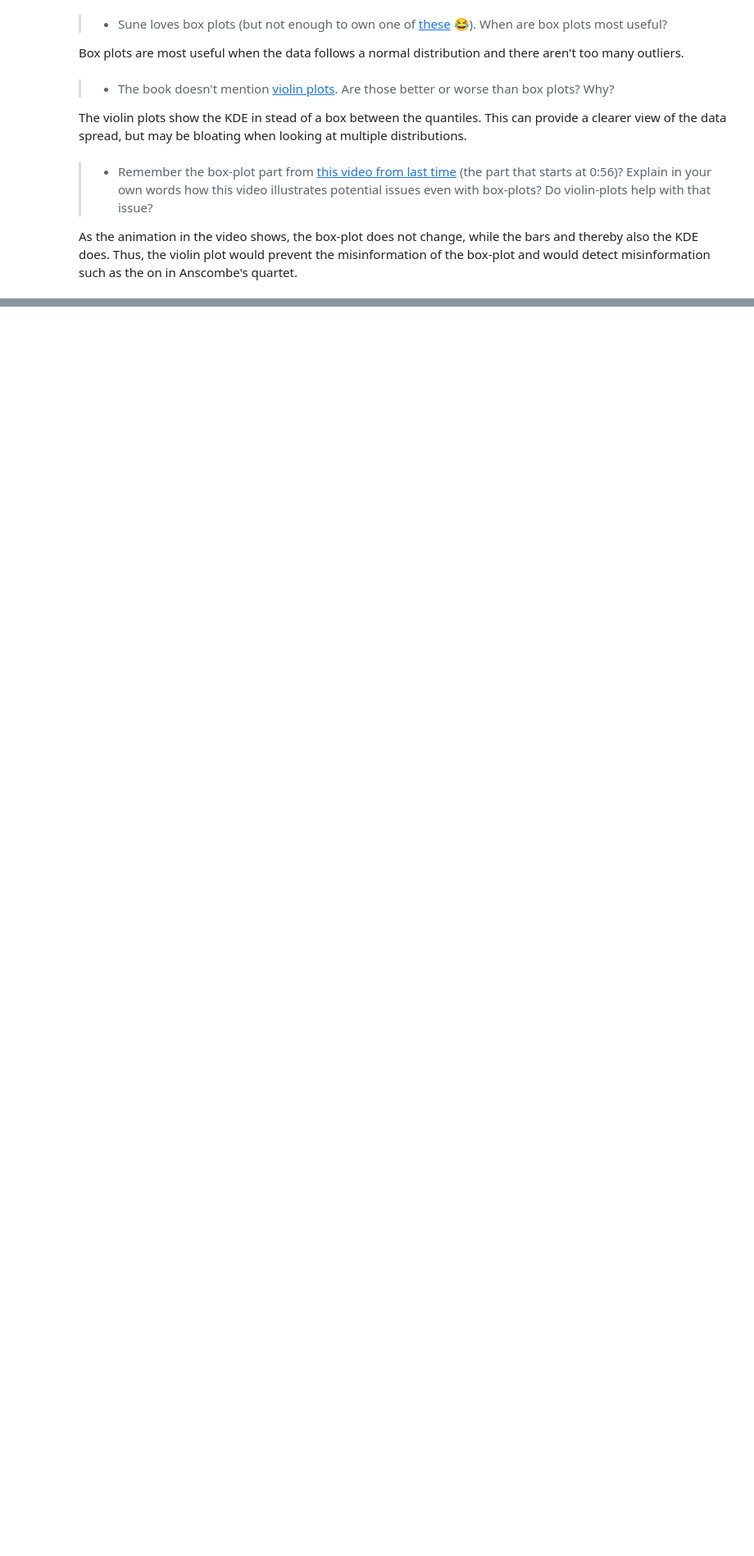
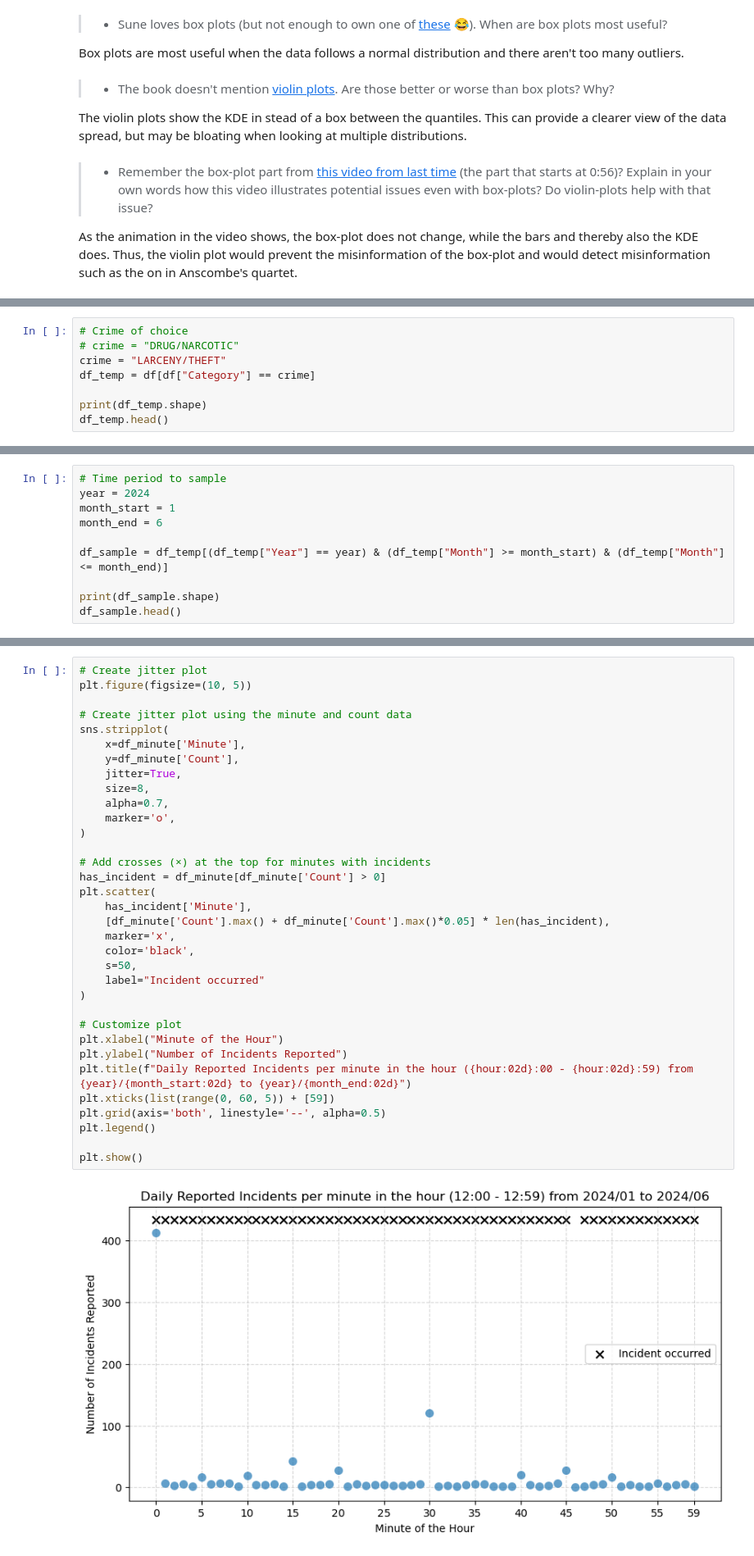
Before and after one commit to AleksandarLukic96/02806_Social_Data, a Jupyter notebook: notebooks/W3_Alek.ipynb, the cells around one changed output, grey strips where cells are left out. Shown at 82% size. Cells and saved outputs as stored; diff of their text form; blank space fills up the shorter version.

Commit message:
Attempt at making the jitter plot for W3ex3_1.

```diff
--- a/notebooks/W3_Alek.ipynb
+++ b/notebooks/W3_Alek.ipynb
@@ -105,0 +127,8 @@ As the animation in the video shows, the box-plot does not change, while the bar
+# %%
+# Crime of choice
+# crime = "DRUG/NARCOTIC"
+crime = "LARCENY/THEFT"
+df_temp = df[df["Category"] == crime]
+
+print(df_temp.shape)
+df_temp.head()
@@ -105,0 +143,10 @@ As the animation in the video shows, the box-plot does not change, while the bar
+# %%
+# Time period to sample
+year = 2024
+month_start = 1
+month_end = 6
+
+df_sample = df_temp[(df_temp["Year"] == year) & (df_temp["Month"] >= month_start) & (df_temp["Month"] <= month_end)]
+
+print(df_sample.shape)
+df_sample.head()
@@ -106 +191,37 @@ As the animation in the video shows, the box-plot does not change, while the bar
+# %%
+# Create jitter plot
+plt.figure(figsize=(10, 5))
+
+# Create jitter plot using the minute and count data
+sns.stripplot(
+    x=df_minute['Minute'],
+    y=df_minute['Count'],
+    jitter=True,
+    size=8,
+    alpha=0.7,
+    marker='o',
+)
+
+# Add crosses (×) at the top for minutes with incidents
+has_incident = df_minute[df_minute['Count'] > 0]
+plt.scatter(
+    has_incident['Minute'],
+    [df_minute['Count'].max() + df_minute['Count'].max()*0.05] * len(has_incident),
+    marker='x',
+    color='black',
+    s=50,
+    label="Incident occurred"
+)
+
+# Customize plot
+plt.xlabel("Minute of the Hour")
+plt.ylabel("Number of Incidents Reported")
+plt.title(f"Daily Reported Incidents per minute in the hour ({hour:02d}:00 - {hour:02d}:59) from {year}/{month_start:02d} to {year}/{month_end:02d}")
+plt.xticks(list(range(0, 60, 5)) + [59])
+plt.grid(axis='both', linestyle='--', alpha=0.5)
+plt.legend()
+
+plt.show()
+# %% [output]
+[figure, added]
 # %% [markdown]
```
Also changed, not shown: parts of 17 cells of this notebook.
